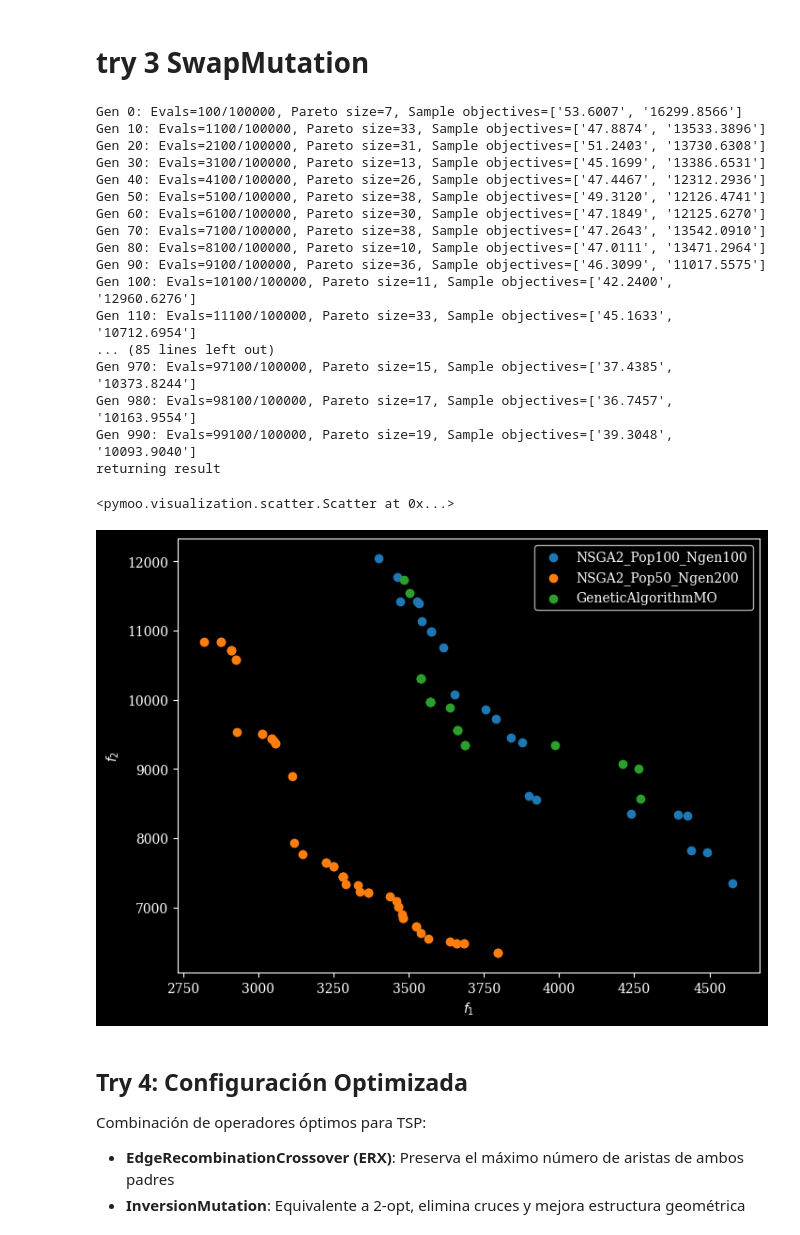
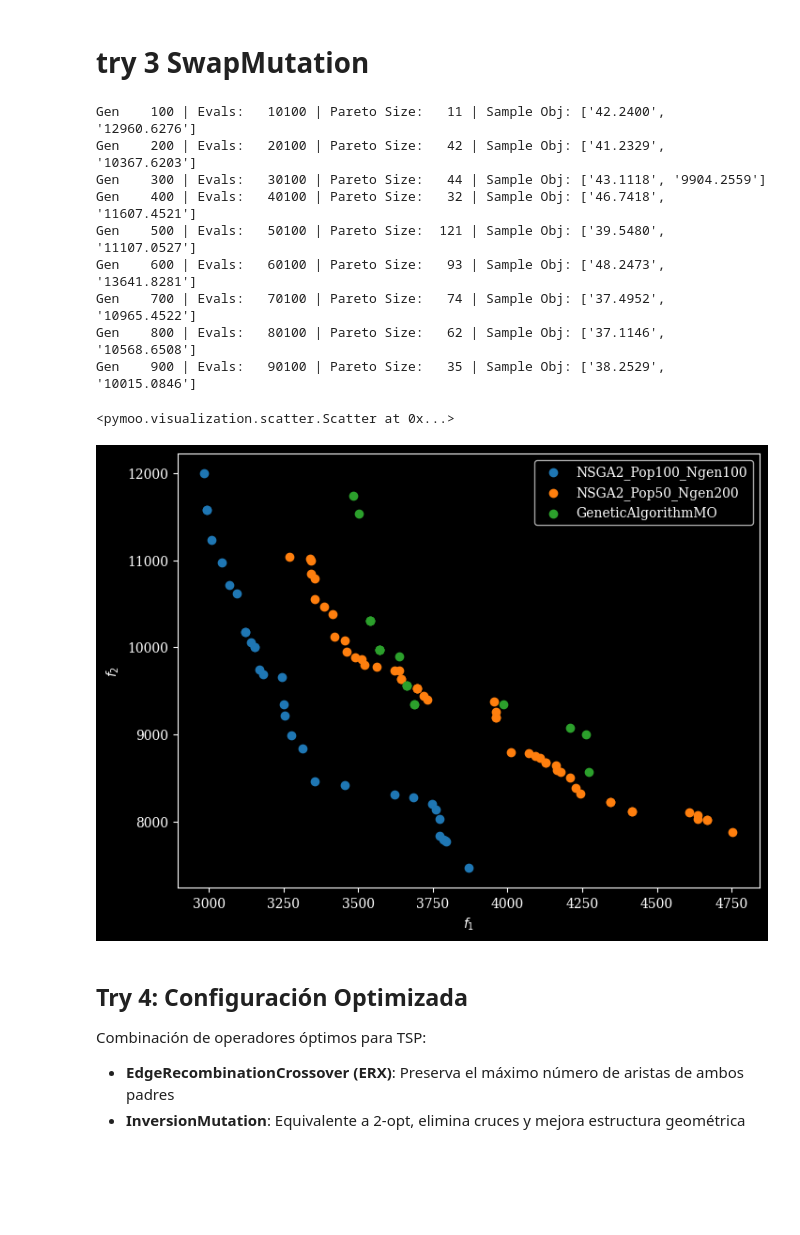
Before and after one commit to yabol02/practica_biocomp, a Jupyter notebook: notebooks/mo_tsp.ipynb, the cells around one changed output. Saved outputs shown, nothing was run; the diff lists cells and outputs as text; code cells hidden in the pictures; blank space fills up the shorter version.

```diff
--- a/notebooks/mo_tsp.ipynb
+++ b/notebooks/mo_tsp.ipynb
@@ -436,49 +417,42 @@ returning result
 # %%
 config = ProblemConfig(max_evaluations=100000, seed=42, output_dir="results/tspmo")
 
 problem = MOTSProblem(config, cities)
 
 # Operators
 initialization = PermutationInitialization()
 selection = ParetoSelection()
 crossover = OrderCrossover()
 mutation = SwapMutation(mutation_rate=0.15)
 replacement = GenerationalReplacement()
 
 # Genetic Algorithm
 ga = GeneticAlgorithmMO(
     problem=problem,
     population_size=100,
     initialization=initialization,
     selection=selection,
     crossover=crossover,
     mutation=mutation,
     replacement=replacement,
+    print_interval=100
 )
 
 result = ga.run()
 scatter = compare_with_base(result, res_batir_1, res_batir_2)
 scatter.show()
 # %% [output]
-Gen 0: Evals=100/100000, Pareto size=7, Sample objectives=['53.6007', '16299.8566']
-Gen 10: Evals=1100/100000, Pareto size=33, Sample objectives=['47.8874', '13533.3896']
-Gen 20: Evals=2100/100000, Pareto size=31, Sample objectives=['51.2403', '13730.6308']
-Gen 30: Evals=3100/100000, Pareto size=13, Sample objectives=['45.1699', '13386.6531']
-Gen 40: Evals=4100/100000, Pareto size=26, Sample objectives=['47.4467', '12312.2936']
-Gen 50: Evals=5100/100000, Pareto size=38, Sample objectives=['49.3120', '12126.4741']
-Gen 60: Evals=6100/100000, Pareto size=30, Sample objectives=['47.1849', '12125.6270']
-Gen 70: Evals=7100/100000, Pareto size=38, Sample objectives=['47.2643', '13542.0910']
-Gen 80: Evals=8100/100000, Pareto size=10, Sample objectives=['47.0111', '13471.2964']
-Gen 90: Evals=9100/100000, Pareto size=36, Sample objectives=['46.3099', '11017.5575']
-Gen 100: Evals=10100/100000, Pareto size=11, Sample objectives=['42.2400', '12960.6276']
-Gen 110: Evals=11100/100000, Pareto size=33, Sample objectives=['45.1633', '10712.6954']
-... (85 lines left out)
-Gen 970: Evals=97100/100000, Pareto size=15, Sample objectives=['37.4385', '10373.8244']
-Gen 980: Evals=98100/100000, Pareto size=17, Sample objectives=['36.7457', '10163.9554']
-Gen 990: Evals=99100/100000, Pareto size=19, Sample objectives=['39.3048', '10093.9040']
-returning result
+Gen    100 | Evals:   10100 | Pareto Size:   11 | Sample Obj: ['42.2400', '12960.6276']
+Gen    200 | Evals:   20100 | Pareto Size:   42 | Sample Obj: ['41.2329', '10367.6203']
+Gen    300 | Evals:   30100 | Pareto Size:   44 | Sample Obj: ['43.1118', '9904.2559']
+Gen    400 | Evals:   40100 | Pareto Size:   32 | Sample Obj: ['46.7418', '11607.4521']
+Gen    500 | Evals:   50100 | Pareto Size:  121 | Sample Obj: ['39.5480', '11107.0527']
+Gen    600 | Evals:   60100 | Pareto Size:   93 | Sample Obj: ['48.2473', '13641.8281']
+Gen    700 | Evals:   70100 | Pareto Size:   74 | Sample Obj: ['37.4952', '10965.4522']
+Gen    800 | Evals:   80100 | Pareto Size:   62 | Sample Obj: ['37.1146', '10568.6508']
+Gen    900 | Evals:   90100 | Pareto Size:   35 | Sample Obj: ['38.2529', '10015.0846']
 <pymoo.visualization.scatter.Scatter at 0x...>
-[figure, old version]
+[figure, new version]
 # %% [markdown]
 ## Try 4: Configuración Optimizada
 Combinación de operadores óptimos para TSP:
```
Also changed, not shown: parts of 12 cells of this notebook, 1 other file.
